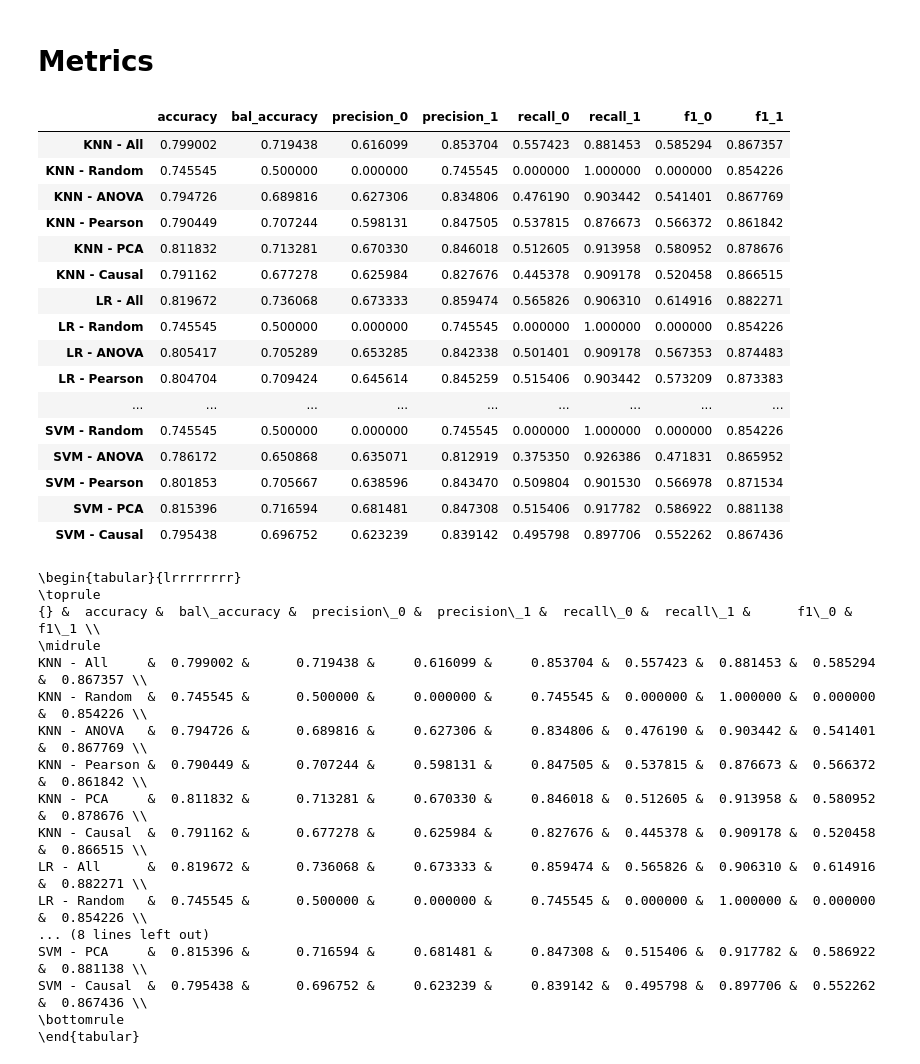
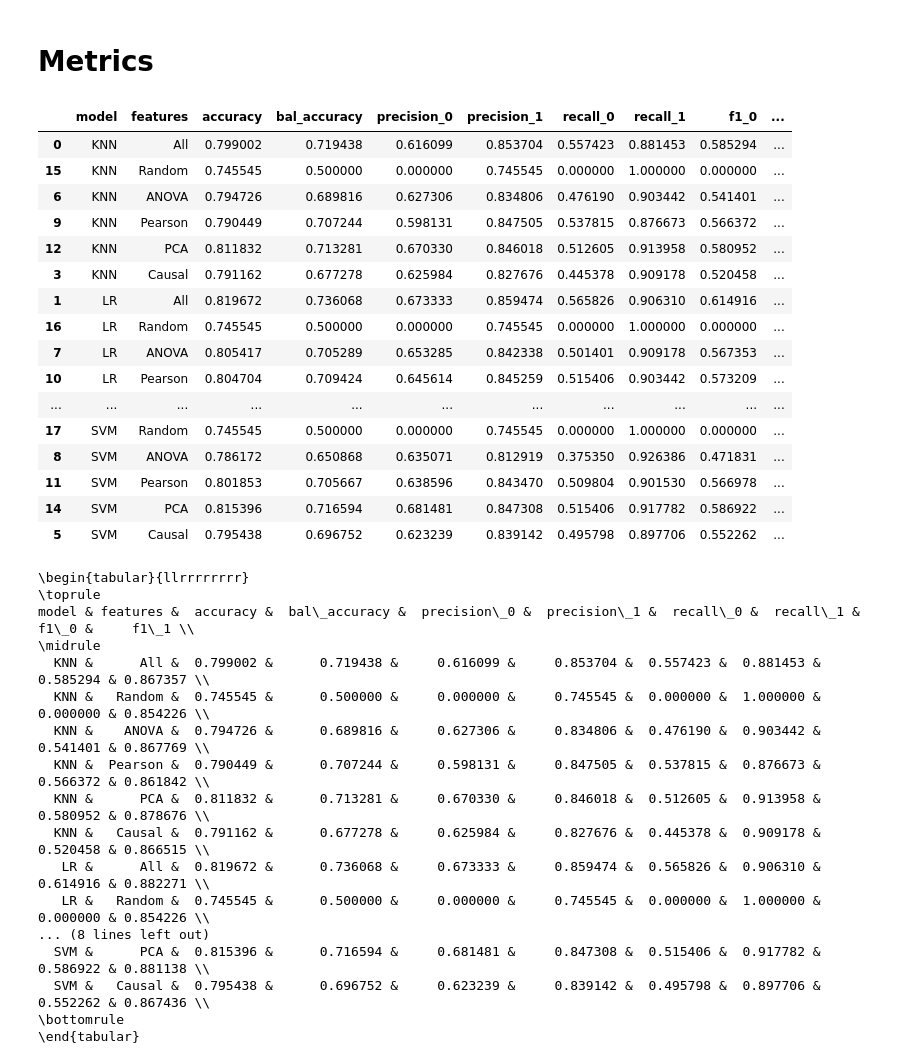
Before and after one commit to prat-man/CSE-572-Data-Mining, a Jupyter notebook: causality.ipynb, the cells around one changed output. Drawn from its saved outputs; the diff is of its cells as text; code cells hidden in the pictures.

```diff
--- a/causality.ipynb
+++ b/causality.ipynb
@@ -207,5 +205,5 @@ def evaluateSVM(x_train, x_test, row):
 # %%
-metrics_df = pd.DataFrame(columns=['accuracy', 'bal_accuracy', 'precision_0', 'precision_1', 'recall_0', 'recall_1', 'f1_0', 'f1_1'])
+metrics_df = pd.DataFrame(columns=['model', 'features', 'accuracy', 'bal_accuracy', 'precision_0', 'precision_1', 'recall_0', 'recall_1', 'f1_0', 'f1_1'])
 # %% [markdown]
 ## All Features
 # %%
@@ -324,48 +322,50 @@ evaluateSVM(X_train_random, X_test_random, 'SVM - Random')
 # %% [markdown]
 # Metrics
 # %%
-def sorter(x):
-    order = ['All', 'Random', 'ANOVA', 'Pearson', 'PCA', 'Causal']
-    return [f'{xi.split()[0]}_{order.index(xi.split()[2])}' for xi in x]
+def sorter(col):
+    if col.name == 'features':
+        order = ['All', 'Random', 'ANOVA', 'Pearson', 'PCA', 'Causal']
+        return [f'{order.index(row)}' for row in col]
+    return col
 
-metrics_df.sort_index(key=sorter, inplace=True)
+metrics_df.sort_values(by=['model', 'features'], key=sorter, inplace=True)
 
 metrics_df
 # %% [output]
-|  | accuracy | bal_accuracy | precision_0 | precision_1 | recall_0 | recall_1 | f1_0 | f1_1 |
-| KNN - All | 0.799002 | 0.719438 | 0.616099 | 0.853704 | 0.557423 | 0.881453 | 0.585294 | 0.867357 |
-| KNN - Random | 0.745545 | 0.500000 | 0.000000 | 0.745545 | 0.000000 | 1.000000 | 0.000000 | 0.854226 |
-| KNN - ANOVA | 0.794726 | 0.689816 | 0.627306 | 0.834806 | 0.476190 | 0.903442 | 0.541401 | 0.867769 |
-| KNN - Pearson | 0.790449 | 0.707244 | 0.598131 | 0.847505 | 0.537815 | 0.876673 | 0.566372 | 0.861842 |
-| KNN - PCA | 0.811832 | 0.713281 | 0.670330 | 0.846018 | 0.512605 | 0.913958 | 0.580952 | 0.878676 |
-| KNN - Causal | 0.791162 | 0.677278 | 0.625984 | 0.827676 | 0.445378 | 0.909178 | 0.520458 | 0.866515 |
-| LR - All | 0.819672 | 0.736068 | 0.673333 | 0.859474 | 0.565826 | 0.906310 | 0.614916 | 0.882271 |
-| LR - Random | 0.745545 | 0.500000 | 0.000000 | 0.745545 | 0.000000 | 1.000000 | 0.000000 | 0.854226 |
-| LR - ANOVA | 0.805417 | 0.705289 | 0.653285 | 0.842338 | 0.501401 | 0.909178 | 0.567353 | 0.874483 |
-| LR - Pearson | 0.804704 | 0.709424 | 0.645614 | 0.845259 | 0.515406 | 0.903442 | 0.573209 | 0.873383 |
-| ... | ... | ... | ... | ... | ... | ... | ... | ... |
-| SVM - Random | 0.745545 | 0.500000 | 0.000000 | 0.745545 | 0.000000 | 1.000000 | 0.000000 | 0.854226 |
-| SVM - ANOVA | 0.786172 | 0.650868 | 0.635071 | 0.812919 | 0.375350 | 0.926386 | 0.471831 | 0.865952 |
-| SVM - Pearson | 0.801853 | 0.705667 | 0.638596 | 0.843470 | 0.509804 | 0.901530 | 0.566978 | 0.871534 |
-| SVM - PCA | 0.815396 | 0.716594 | 0.681481 | 0.847308 | 0.515406 | 0.917782 | 0.586922 | 0.881138 |
-| SVM - Causal | 0.795438 | 0.696752 | 0.623239 | 0.839142 | 0.495798 | 0.897706 | 0.552262 | 0.867436 |
+|  | model | features | accuracy | bal_accuracy | precision_0 | precision_1 | recall_0 | recall_1 | f1_0 | ... |
+| 0 | KNN | All | 0.799002 | 0.719438 | 0.616099 | 0.853704 | 0.557423 | 0.881453 | 0.585294 | ... |
+| 15 | KNN | Random | 0.745545 | 0.500000 | 0.000000 | 0.745545 | 0.000000 | 1.000000 | 0.000000 | ... |
+| 6 | KNN | ANOVA | 0.794726 | 0.689816 | 0.627306 | 0.834806 | 0.476190 | 0.903442 | 0.541401 | ... |
+| 9 | KNN | Pearson | 0.790449 | 0.707244 | 0.598131 | 0.847505 | 0.537815 | 0.876673 | 0.566372 | ... |
+| 12 | KNN | PCA | 0.811832 | 0.713281 | 0.670330 | 0.846018 | 0.512605 | 0.913958 | 0.580952 | ... |
+| 3 | KNN | Causal | 0.791162 | 0.677278 | 0.625984 | 0.827676 | 0.445378 | 0.909178 | 0.520458 | ... |
+| 1 | LR | All | 0.819672 | 0.736068 | 0.673333 | 0.859474 | 0.565826 | 0.906310 | 0.614916 | ... |
+| 16 | LR | Random | 0.745545 | 0.500000 | 0.000000 | 0.745545 | 0.000000 | 1.000000 | 0.000000 | ... |
+| 7 | LR | ANOVA | 0.805417 | 0.705289 | 0.653285 | 0.842338 | 0.501401 | 0.909178 | 0.567353 | ... |
+| 10 | LR | Pearson | 0.804704 | 0.709424 | 0.645614 | 0.845259 | 0.515406 | 0.903442 | 0.573209 | ... |
+| ... | ... | ... | ... | ... | ... | ... | ... | ... | ... | ... |
+| 17 | SVM | Random | 0.745545 | 0.500000 | 0.000000 | 0.745545 | 0.000000 | 1.000000 | 0.000000 | ... |
+| 8 | SVM | ANOVA | 0.786172 | 0.650868 | 0.635071 | 0.812919 | 0.375350 | 0.926386 | 0.471831 | ... |
+| 11 | SVM | Pearson | 0.801853 | 0.705667 | 0.638596 | 0.843470 | 0.509804 | 0.901530 | 0.566978 | ... |
+| 14 | SVM | PCA | 0.815396 | 0.716594 | 0.681481 | 0.847308 | 0.515406 | 0.917782 | 0.586922 | ... |
+| 5 | SVM | Causal | 0.795438 | 0.696752 | 0.623239 | 0.839142 | 0.495798 | 0.897706 | 0.552262 | ... |
 # %%
-print(metrics_df.to_latex())
+print(metrics_df.to_latex(index=False))
 # %% [output]
-\begin{tabular}{lrrrrrrrr}
+\begin{tabular}{llrrrrrrrr}
 \toprule
-{} &  accuracy &  bal\_accuracy &  precision\_0 &  precision\_1 &  recall\_0 &  recall\_1 &      f1\_0 &      f1\_1 \\
+model & features &  accuracy &  bal\_accuracy &  precision\_0 &  precision\_1 &  recall\_0 &  recall\_1 &     f1\_0 &     f1\_1 \\
 \midrule
-KNN - All     &  0.799002 &      0.719438 &     0.616099 &     0.853704 &  0.557423 &  0.881453 &  0.585294 &  0.867357 \\
-KNN - Random  &  0.745545 &      0.500000 &     0.000000 &     0.745545 &  0.000000 &  1.000000 &  0.000000 &  0.854226 \\
-KNN - ANOVA   &  0.794726 &      0.689816 &     0.627306 &     0.834806 &  0.476190 &  0.903442 &  0.541401 &  0.867769 \\
-KNN - Pearson &  0.790449 &      0.707244 &     0.598131 &     0.847505 &  0.537815 &  0.876673 &  0.566372 &  0.861842 \\
-KNN - PCA     &  0.811832 &      0.713281 &     0.670330 &     0.846018 &  0.512605 &  0.913958 &  0.580952 &  0.878676 \\
-KNN - Causal  &  0.791162 &      0.677278 &     0.625984 &     0.827676 &  0.445378 &  0.909178 &  0.520458 &  0.866515 \\
-LR - All      &  0.819672 &      0.736068 &     0.673333 &     0.859474 &  0.565826 &  0.906310 &  0.614916 &  0.882271 \\
-LR - Random   &  0.745545 &      0.500000 &     0.000000 &     0.745545 &  0.000000 &  1.000000 &  0.000000 &  0.854226 \\
+  KNN &      All &  0.799002 &      0.719438 &     0.616099 &     0.853704 &  0.557423 &  0.881453 & 0.585294 & 0.867357 \\
+  KNN &   Random &  0.745545 &      0.500000 &     0.000000 &     0.745545 &  0.000000 &  1.000000 & 0.000000 & 0.854226 \\
+  KNN &    ANOVA &  0.794726 &      0.689816 &     0.627306 &     0.834806 &  0.476190 &  0.903442 & 0.541401 & 0.867769 \\
+  KNN &  Pearson &  0.790449 &      0.707244 &     0.598131 &     0.847505 &  0.537815 &  0.876673 & 0.566372 & 0.861842 \\
+  KNN &      PCA &  0.811832 &      0.713281 &     0.670330 &     0.846018 &  0.512605 &  0.913958 & 0.580952 & 0.878676 \\
+  KNN &   Causal &  0.791162 &      0.677278 &     0.625984 &     0.827676 &  0.445378 &  0.909178 & 0.520458 & 0.866515 \\
+   LR &      All &  0.819672 &      0.736068 &     0.673333 &     0.859474 &  0.565826 &  0.906310 & 0.614916 & 0.882271 \\
+   LR &   Random &  0.745545 &      0.500000 &     0.000000 &     0.745545 &  0.000000 &  1.000000 & 0.000000 & 0.854226 \\
 ... (8 lines left out)
-SVM - PCA     &  0.815396 &      0.716594 &     0.681481 &     0.847308 &  0.515406 &  0.917782 &  0.586922 &  0.881138 \\
-SVM - Causal  &  0.795438 &      0.696752 &     0.623239 &     0.839142 &  0.495798 &  0.897706 &  0.552262 &  0.867436 \\
+  SVM &      PCA &  0.815396 &      0.716594 &     0.681481 &     0.847308 &  0.515406 &  0.917782 & 0.586922 & 0.881138 \\
+  SVM &   Causal &  0.795438 &      0.696752 &     0.623239 &     0.839142 &  0.495798 &  0.897706 & 0.552262 & 0.867436 \\
 \bottomrule
 \end{tabular}
```
Also changed, not shown: parts of 25 cells of this notebook.
